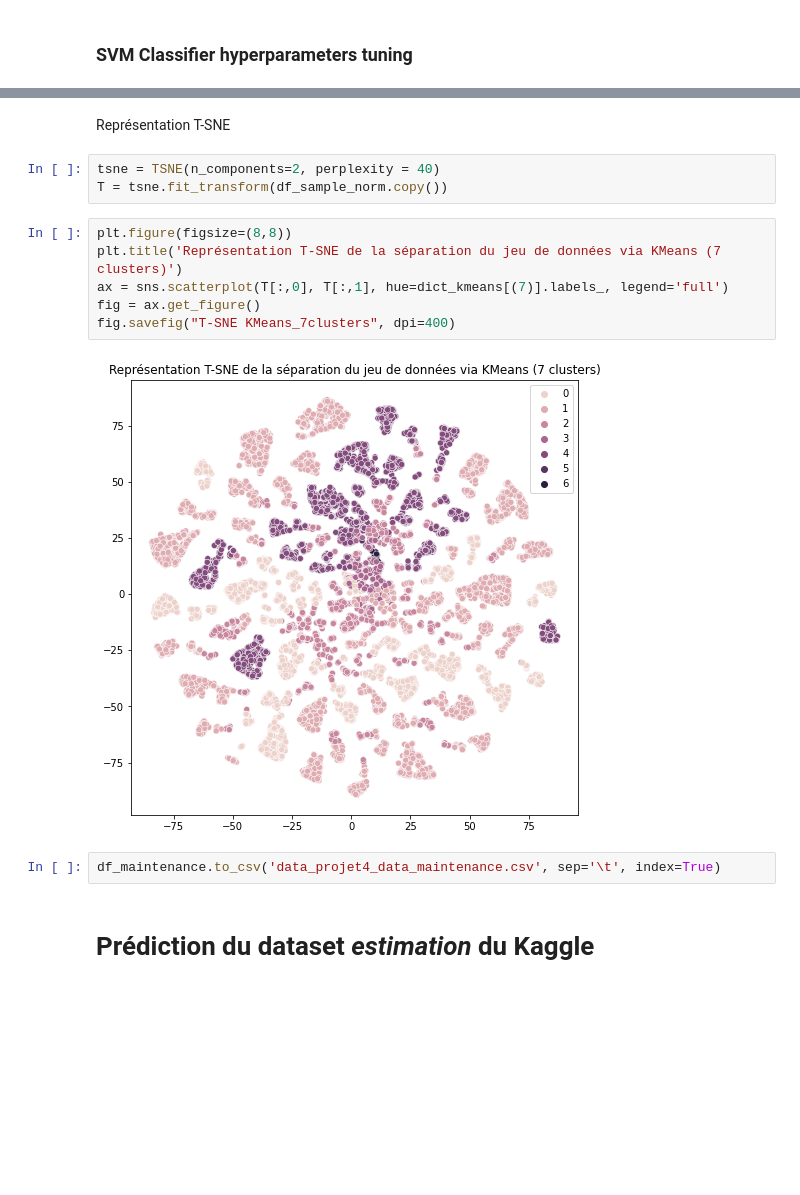
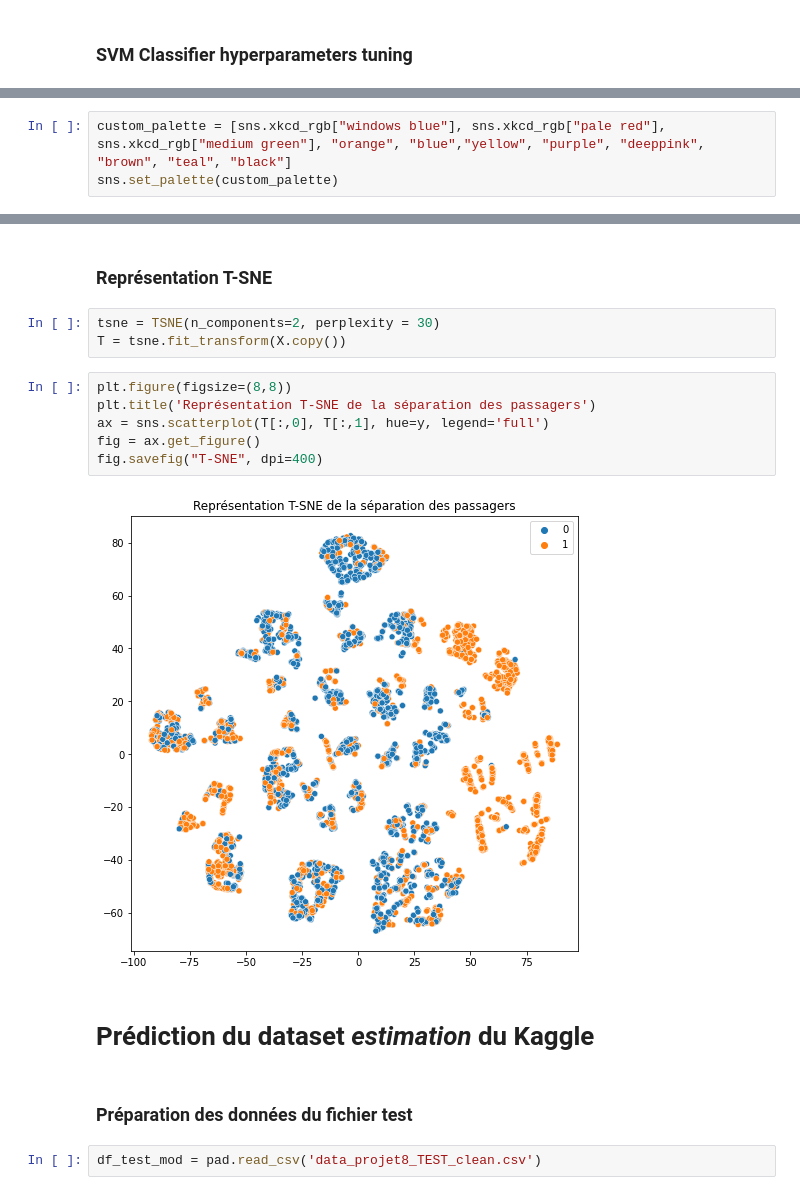
Before and after one commit to AurelienCD/Formation_OCR_Ing_Machine_Learning, a Jupyter notebook: P8_01_notebook.ipynb, the cells around one changed output, grey strips where cells are left out. Saved outputs shown, nothing was run; the diff lists cells and outputs as text; blank space fills up the shorter version.

```diff
--- a/P8_01_notebook.ipynb
+++ b/P8_01_notebook.ipynb
@@ -790,0 +808,3 @@ List_of_models_for_graph = ["LinearDiscriminant", "Ridge", "KNeighbors", "Decisi
+# %%
+custom_palette = [sns.xkcd_rgb["windows blue"], sns.xkcd_rgb["pale red"], sns.xkcd_rgb["medium green"], "orange", "blue","yellow", "purple", "deeppink", "brown", "teal", "black"]
+sns.set_palette(custom_palette)
@@ -791,17 +887,19 @@ List_of_models_for_graph = ["LinearDiscriminant", "Ridge", "KNeighbors", "Decisi
 # %% [markdown]
-Représentation T-SNE
+### Représentation T-SNE
 # %%
-tsne = TSNE(n_components=2, perplexity = 40)
-T = tsne.fit_transform(df_sample_norm.copy())
+tsne = TSNE(n_components=2, perplexity = 30)
+T = tsne.fit_transform(X.copy())
 # %%
 plt.figure(figsize=(8,8))
-plt.title('Représentation T-SNE de la séparation du jeu de données via KMeans (7 clusters)')
-ax = sns.scatterplot(T[:,0], T[:,1], hue=dict_kmeans[(7)].labels_, legend='full')
+plt.title('Représentation T-SNE de la séparation des passagers')
+ax = sns.scatterplot(T[:,0], T[:,1], hue=y, legend='full')
 fig = ax.get_figure()
-fig.savefig("T-SNE KMeans_7clusters", dpi=400)
+fig.savefig("T-SNE", dpi=400)
 # %% [output]
-[figure, old version]
+[figure, new version]
-# %%
-df_maintenance.to_csv('data_projet4_data_maintenance.csv', sep='\t', index=True)
 # %% [markdown]
 # Prédiction du dataset ***estimation*** du Kaggle
+# %% [markdown]
+### Préparation des données du fichier test
+# %%
+df_test_mod = pad.read_csv('data_projet8_TEST_clean.csv')
```
Also changed, not shown: parts of 32 cells of this notebook.
